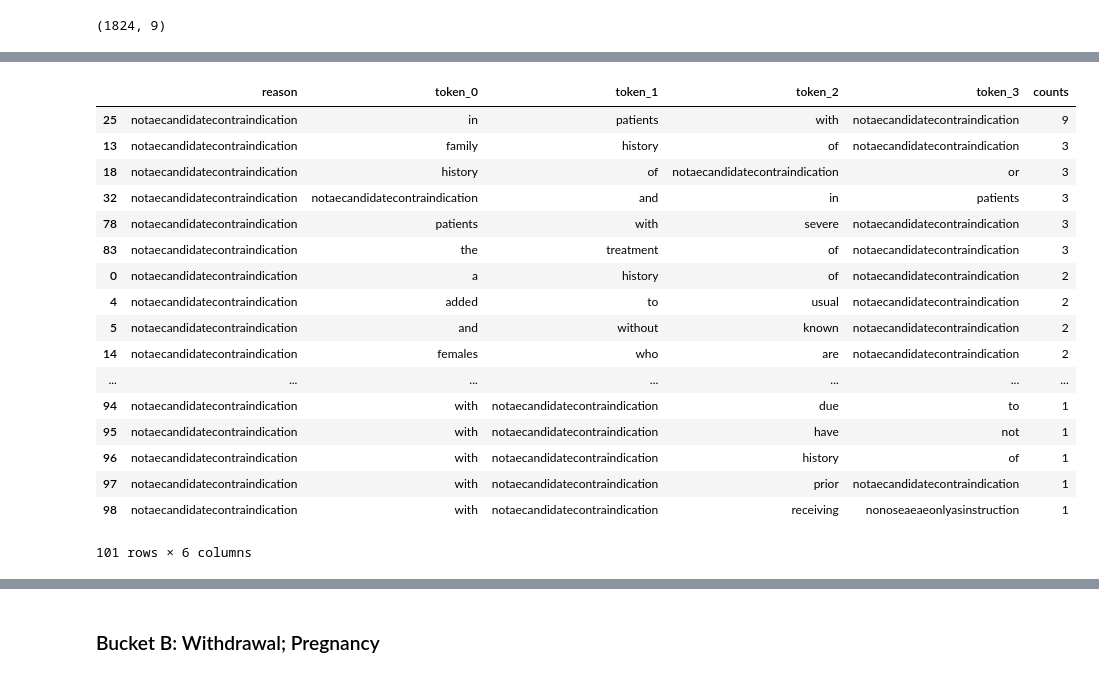
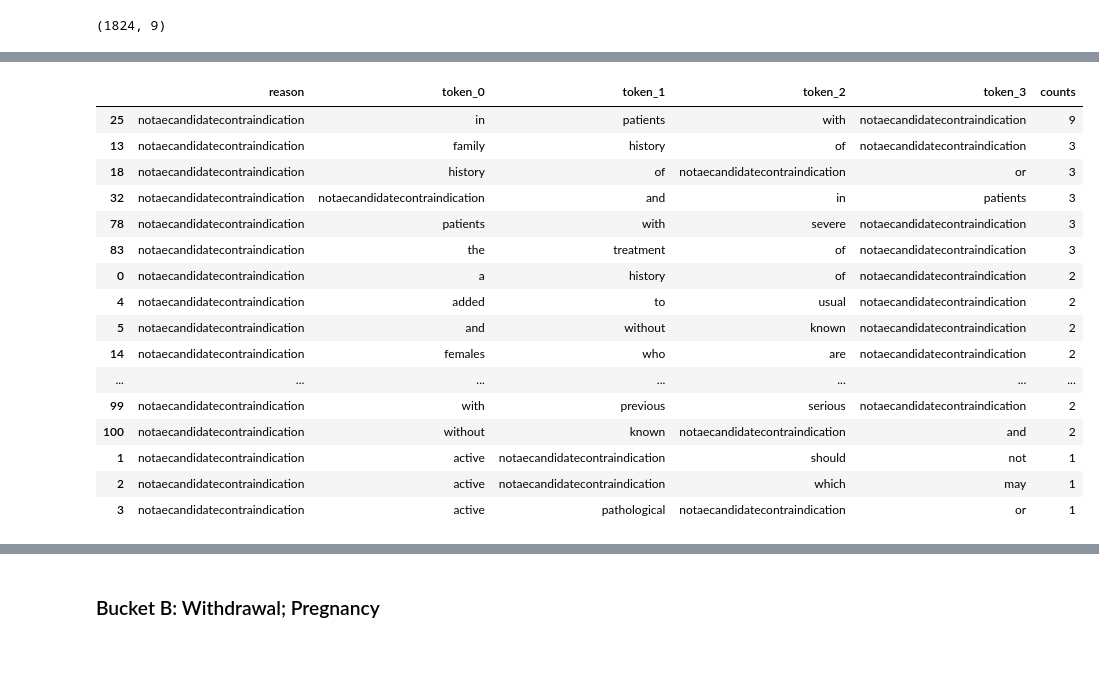
Before and after one commit to ClarityNLP/ClarityNLP, a Jupyter notebook: notebooks/cooking/Cooking_with_ClarityNLP_011619.ipynb, the cells around one changed output, grey strips where cells are left out. Drawn from its saved outputs; the diff is of its cells as text; code cells hidden in the pictures.

```diff
--- a/notebooks/cooking/Cooking_with_ClarityNLP_011619.ipynb
+++ b/notebooks/cooking/Cooking_with_ClarityNLP_011619.ipynb
@@ -423,21 +412,20 @@ ngramdf_a[ngramdf_a['reason']=="notaecandidateindication"].groupby(['reason', 't
 # %%
-ngramdf_a[ngramdf_a['reason']=="notaecandidatecontraindication"].groupby(['reason', 'token_0', 'token_1', 'token_2', 'token_3'])['reason', 'token_0', 'token_1', 'token_2', 'token_3'].size().reset_index(name='counts').sort_values(['reason','counts'], ascending=False)
+ngramdf_a[ngramdf_a['reason']=="notaecandidatecontraindication"].groupby(['reason', 'token_0', 'token_1', 'token_2', 'token_3'])['reason', 'token_0', 'token_1', 'token_2', 'token_3'].size().reset_index(name='counts').sort_values(['reason','counts'], ascending=False).head(n=20)
 # %% [output]
 |  | reason | token_0 | token_1 | token_2 | token_3 | counts |
 | 25 | notaecandidatecontraindication | in | patients | with | notaecandidatecontraindication | 9 |
 | 13 | notaecandidatecontraindication | family | history | of | notaecandidatecontraindication | 3 |
 | 18 | notaecandidatecontraindication | history | of | notaecandidatecontraindication | or | 3 |
 | 32 | notaecandidatecontraindication | notaecandidatecontraindication | and | in | patients | 3 |
 | 78 | notaecandidatecontraindication | patients | with | severe | notaecandidatecontraindication | 3 |
 | 83 | notaecandidatecontraindication | the | treatment | of | notaecandidatecontraindication | 3 |
 | 0 | notaecandidatecontraindication | a | history | of | notaecandidatecontraindication | 2 |
 | 4 | notaecandidatecontraindication | added | to | usual | notaecandidatecontraindication | 2 |
 | 5 | notaecandidatecontraindication | and | without | known | notaecandidatecontraindication | 2 |
 | 14 | notaecandidatecontraindication | females | who | are | notaecandidatecontraindication | 2 |
 | ... | ... | ... | ... | ... | ... | ... |
-| 94 | notaecandidatecontraindication | with | notaecandidatecontraindication | due | to | 1 |
-| 95 | notaecandidatecontraindication | with | notaecandidatecontraindication | have | not | 1 |
-| 96 | notaecandidatecontraindication | with | notaecandidatecontraindication | history | of | 1 |
-| 97 | notaecandidatecontraindication | with | notaecandidatecontraindication | prior | notaecandidatecontraindication | 1 |
-| 98 | notaecandidatecontraindication | with | notaecandidatecontraindication | receiving | nonoseaeaeonlyasinstruction | 1 |
+| 99 | notaecandidatecontraindication | with | previous | serious | notaecandidatecontraindication | 2 |
+| 100 | notaecandidatecontraindication | without | known | notaecandidatecontraindication | and | 2 |
+| 1 | notaecandidatecontraindication | active | notaecandidatecontraindication | should | not | 1 |
+| 2 | notaecandidatecontraindication | active | notaecandidatecontraindication | which | may | 1 |
+| 3 | notaecandidatecontraindication | active | pathological | notaecandidatecontraindication | or | 1 |
-101 rows × 6 columns
```
Also changed, not shown: parts of 13 cells of this notebook.
